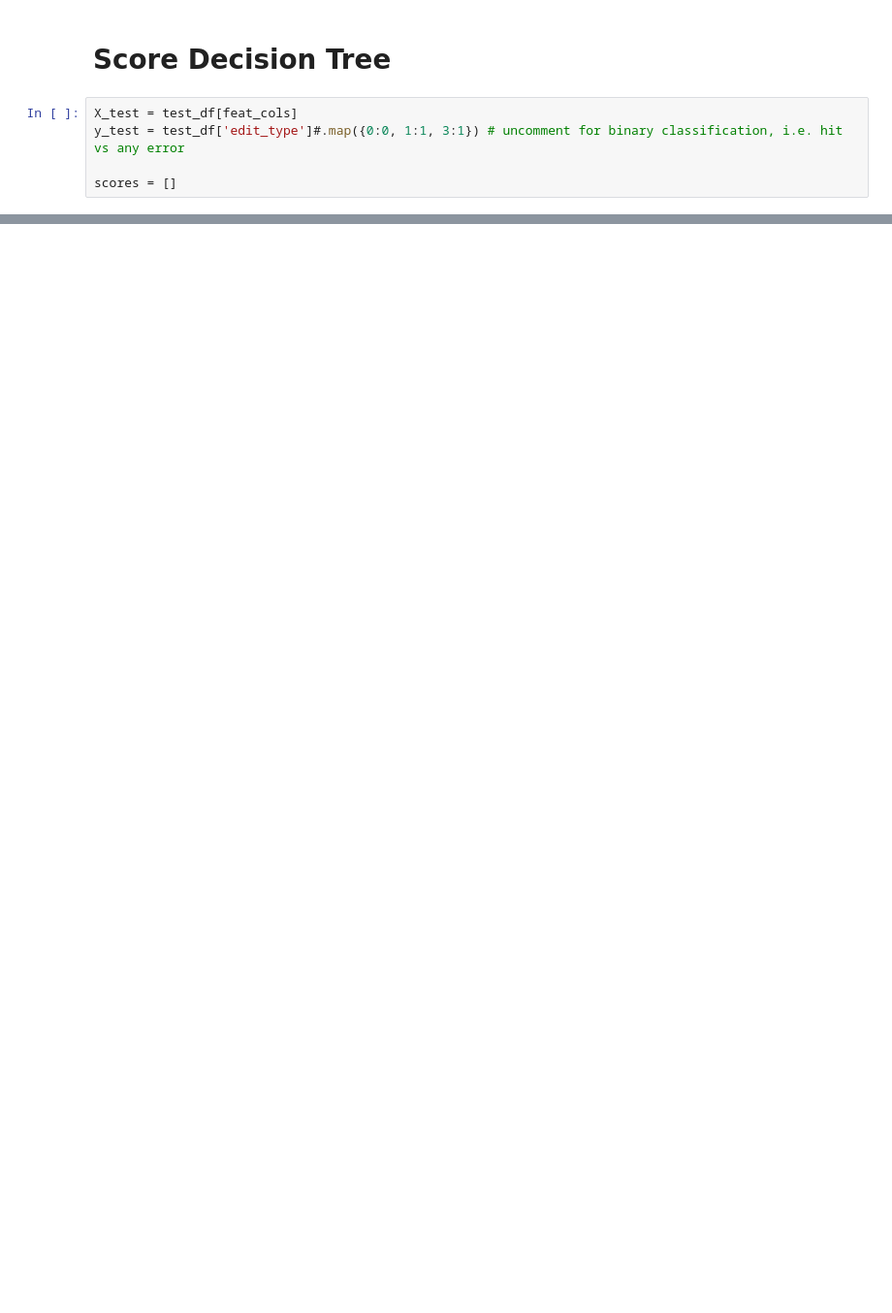
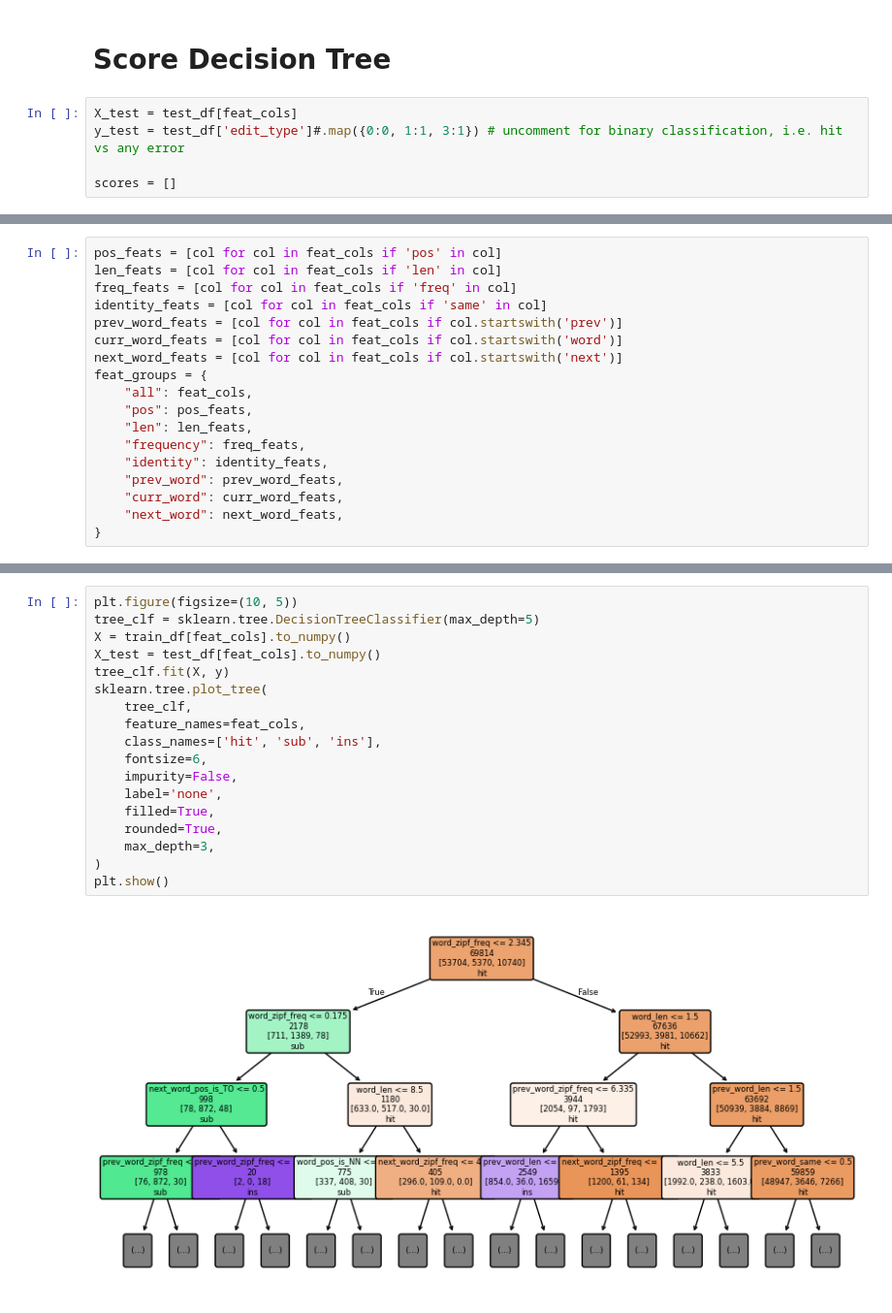
Before and after one commit to markjosims/u3u_project1, a Jupyter notebook: data_preprocess_mark.ipynb, the cells around one changed output, grey strips where cells are left out. Shown at 97% size. Drawn from its saved outputs; the diff is of its cells as text; blank space fills up the shorter version.

```diff
--- a/data_preprocess_mark.ipynb
+++ b/data_preprocess_mark.ipynb
@@ -366,0 +427,18 @@ plt.show()
+# %%
+pos_feats = [col for col in feat_cols if 'pos' in col]
+len_feats = [col for col in feat_cols if 'len' in col]
+freq_feats = [col for col in feat_cols if 'freq' in col]
+identity_feats = [col for col in feat_cols if 'same' in col]
+prev_word_feats = [col for col in feat_cols if col.startswith('prev')]
+curr_word_feats = [col for col in feat_cols if col.startswith('word')]
+next_word_feats = [col for col in feat_cols if col.startswith('next')]
+feat_groups = {
+    "all": feat_cols,
+    "pos": pos_feats,
+    "len": len_feats,
+    "frequency": freq_feats,
+    "identity": identity_feats,
+    "prev_word": prev_word_feats,
+    "curr_word": curr_word_feats,
+    "next_word": next_word_feats,
+}
@@ -366,0 +520,20 @@ plt.show()
+# %%
+plt.figure(figsize=(10, 5))
+tree_clf = sklearn.tree.DecisionTreeClassifier(max_depth=5)
+X = train_df[feat_cols].to_numpy()
+X_test = test_df[feat_cols].to_numpy()
+tree_clf.fit(X, y)
+sklearn.tree.plot_tree(
+    tree_clf,
+    feature_names=feat_cols,
+    class_names=['hit', 'sub', 'ins'],
+    fontsize=6,
+    impurity=False,
+    label='none',
+    filled=True,
+    rounded=True,
+    max_depth=3,
+)
+plt.show()
+# %% [output]
+[figure, added]
```
Also changed, not shown: parts of 31 cells of this notebook, 1 other file.
